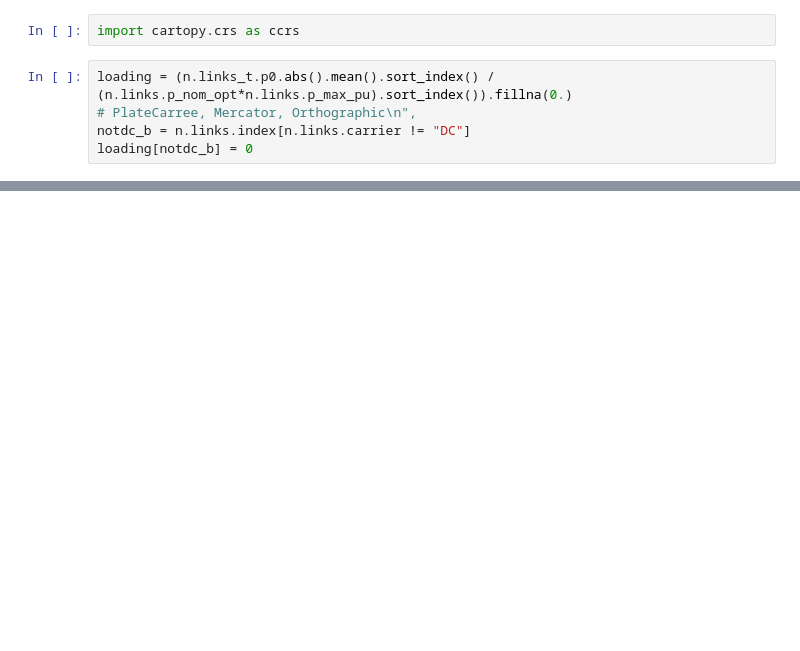
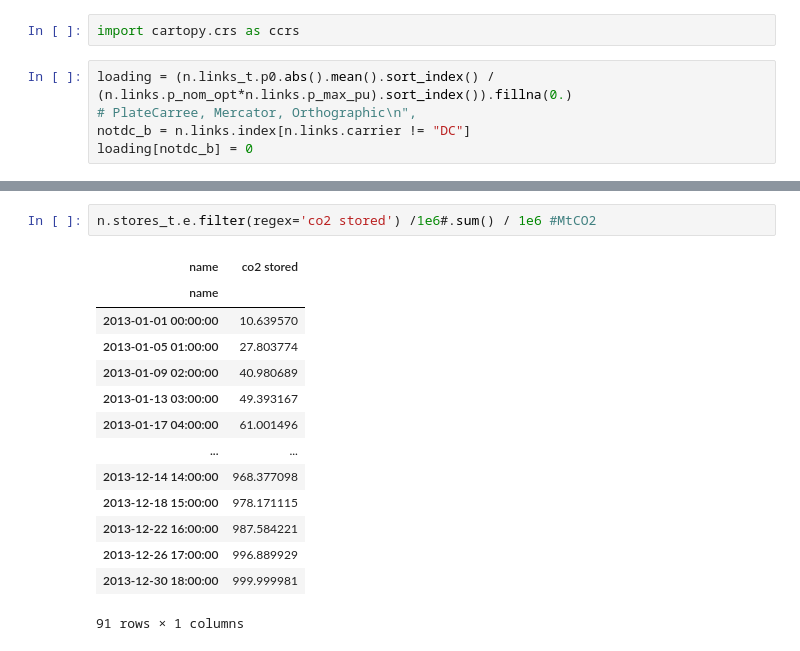
Before and after one commit to humpage/pypsa-eur-sec, a Jupyter notebook: jupyterAnalysis.ipynb, the cells around one changed output, grey strips where cells are left out. Saved outputs shown, nothing was run; the diff lists cells and outputs as text; blank space fills up the shorter version.

```diff
--- a/jupyterAnalysis.ipynb
+++ b/jupyterAnalysis.ipynb
@@ -63,0 +118,17 @@ The 'inframe' parameter of draw() was deprecated in Matplotlib 3.3 and will be r
+# %%
+n.stores_t.e.filter(regex='co2 stored') /1e6#.sum() / 1e6 #MtCO2
+# %% [output]
+| name | co2 stored |
+| name |  |
+| 2013-01-01 00:00:00 | 10.639570 |
+| 2013-01-05 01:00:00 | 27.803774 |
+| 2013-01-09 02:00:00 | 40.980689 |
+| 2013-01-13 03:00:00 | 49.393167 |
+| 2013-01-17 04:00:00 | 61.001496 |
+| ... | ... |
+| 2013-12-14 14:00:00 | 968.377098 |
+| 2013-12-18 15:00:00 | 978.171115 |
+| 2013-12-22 16:00:00 | 987.584221 |
+| 2013-12-26 17:00:00 | 996.889929 |
+| 2013-12-30 18:00:00 | 999.999981 |
+91 rows × 1 columns
```
Also changed, not shown: parts of 9 cells of this notebook, 2 other files.
